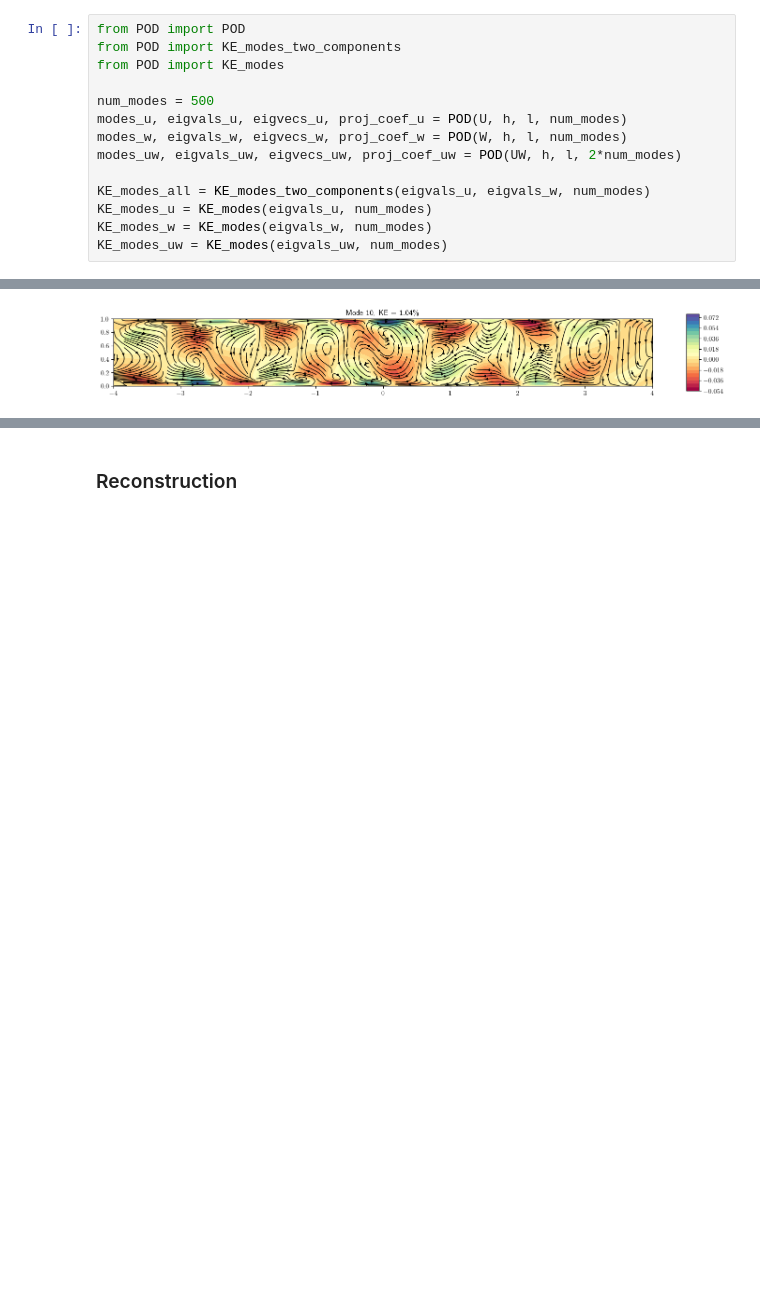
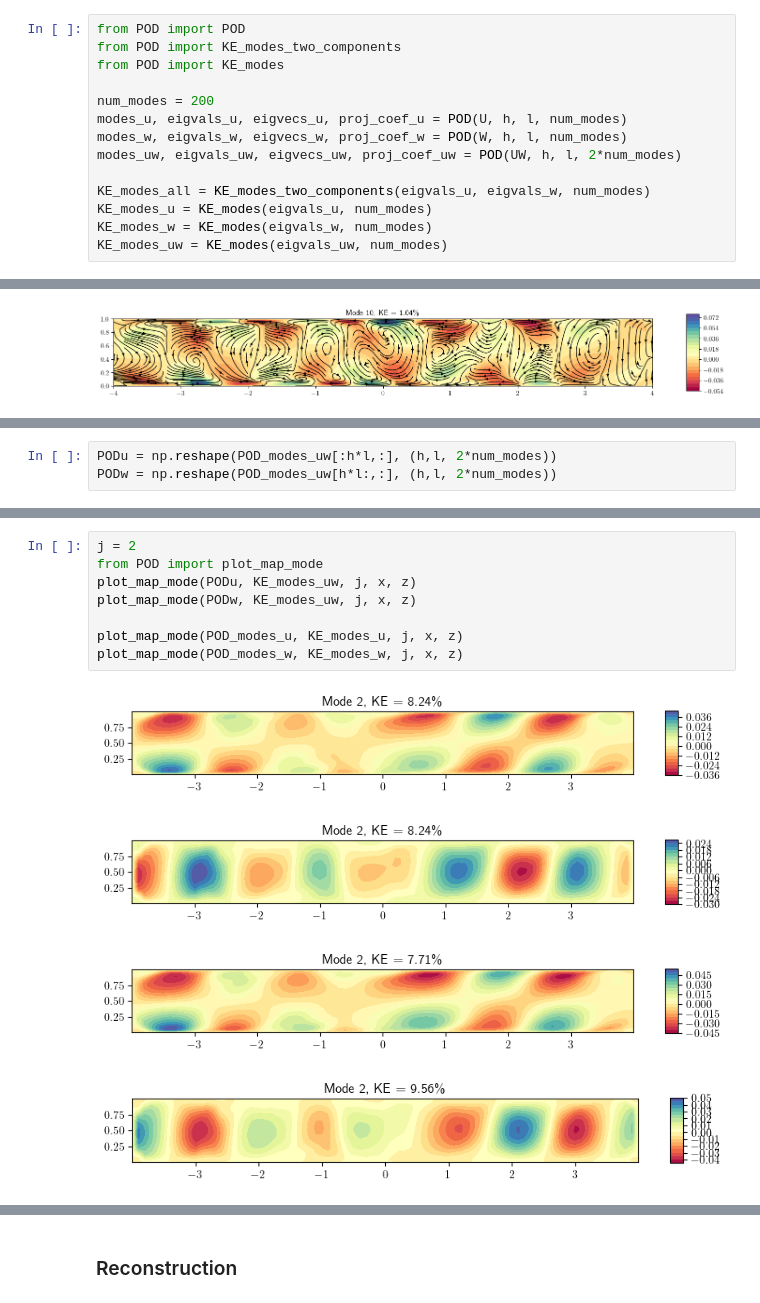
Before and after one commit to Julielmnt/Stage_M2, a Jupyter notebook: code/POD.ipynb, the cells around one changed output, grey strips where cells are left out. Saved outputs shown, nothing was run; the diff lists cells and outputs as text; blank space fills up the shorter version.

```diff
--- a/code/POD.ipynb
+++ b/code/POD.ipynb
@@ -262,7 +263,7 @@ from POD import POD
 from POD import KE_modes_two_components
 from POD import KE_modes
 
-num_modes = 500
+num_modes = 200
 modes_u, eigvals_u, eigvecs_u, proj_coef_u = POD(U, h, l, num_modes)
 modes_w, eigvals_w, eigvecs_w, proj_coef_w = POD(W, h, l, num_modes)
 modes_uw, eigvals_uw, eigvecs_uw, proj_coef_uw = POD(UW, h, l, 2*num_modes)
@@ -330,0 +350,3 @@ plt.show()
+# %%
+PODu = np.reshape(POD_modes_uw[:h*l,:], (h,l, 2*num_modes))
+PODw = np.reshape(POD_modes_uw[h*l:,:], (h,l, 2*num_modes))
@@ -330,0 +364,13 @@ plt.show()
+# %%
+j = 2
+from POD import plot_map_mode
+plot_map_mode(PODu, KE_modes_uw, j, x, z)
+plot_map_mode(PODw, KE_modes_uw, j, x, z)
+
+plot_map_mode(POD_modes_u, KE_modes_u, j, x, z)
+plot_map_mode(POD_modes_w, KE_modes_w, j, x, z)
+# %% [output]
+[figure, added]
+[figure, added]
+[figure, added]
+[figure, added]
```
Also changed, not shown: parts of 38 cells of this notebook, 11 other files.
